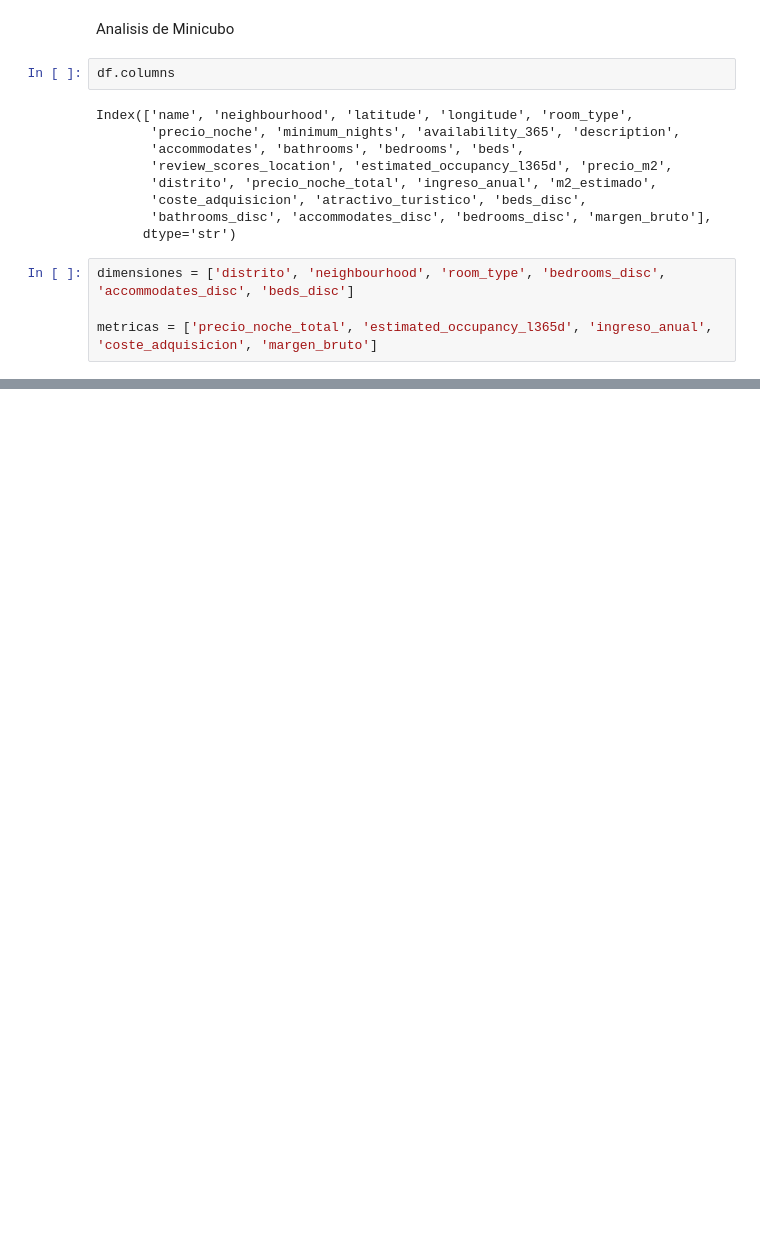
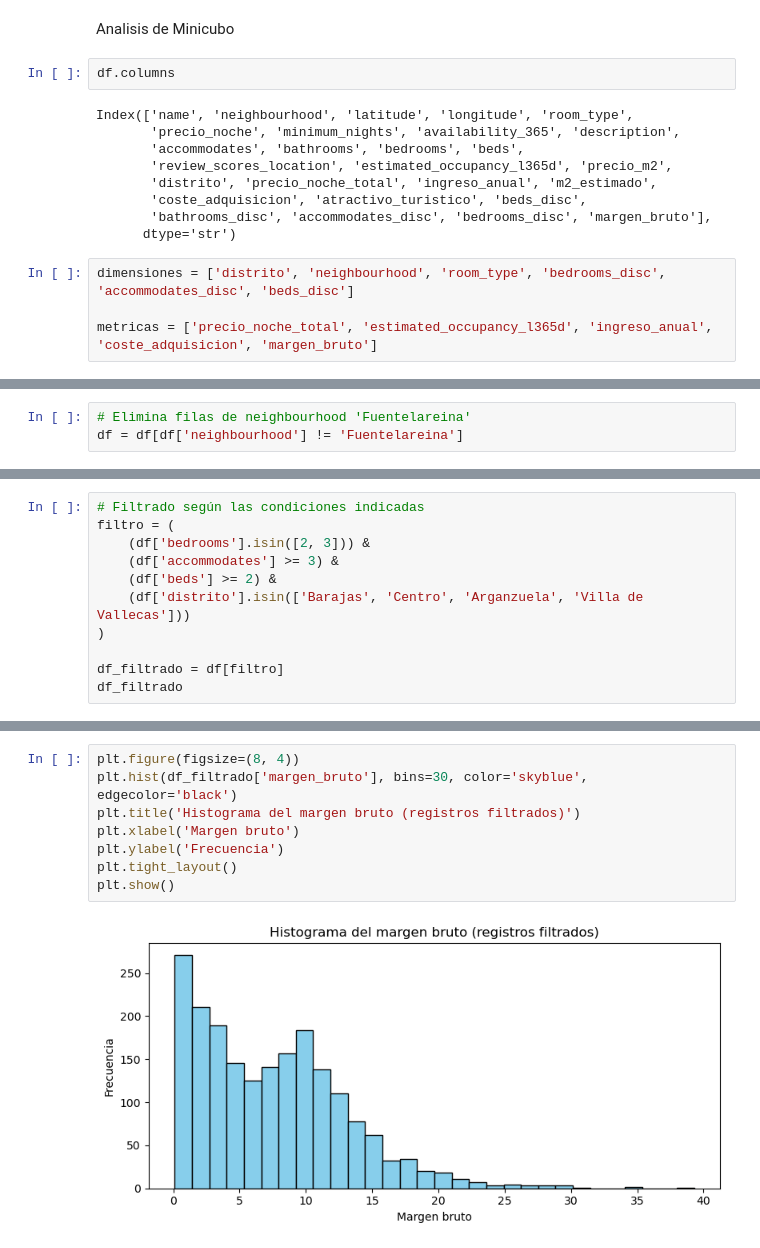
Before and after one commit to PabloHVega/Analisis-Inmobiliario, a Jupyter notebook: notebooks/03_Analisis.ipynb, the cells around one changed output, grey strips where cells are left out. Cells and saved outputs as stored; diff of their text form; blank space fills up the shorter version.

```diff
--- a/notebooks/03_Analisis.ipynb
+++ b/notebooks/03_Analisis.ipynb
@@ -325,4 +325,7 @@ for dimension in dimensiones_unicas:
 [figure]
+# %%
+# Elimina filas de neighbourhood 'Fuentelareina'
+df = df[df['neighbourhood'] != 'Fuentelareina']
 # %%
 metrica = 'mediana_margen_bruto'
 dimensiones_unicas = minicubo_agg['dimension'].unique()
@@ -373,0 +398,11 @@ Name: count, Length: 126, dtype: int64
+# %%
+# Filtrado según las condiciones indicadas
+filtro = (
+    (df['bedrooms'].isin([2, 3])) &
+    (df['accommodates'] >= 3) &
+    (df['beds'] >= 2) &
+    (df['distrito'].isin(['Barajas', 'Centro', 'Arganzuela', 'Villa de Vallecas']))
+)
+
+df_filtrado = df[filtro]
+df_filtrado
@@ -373,0 +423,10 @@ Name: count, Length: 126, dtype: int64
+# %%
+plt.figure(figsize=(8, 4))
+plt.hist(df_filtrado['margen_bruto'], bins=30, color='skyblue', edgecolor='black')
+plt.title('Histograma del margen bruto (registros filtrados)')
+plt.xlabel('Margen bruto')
+plt.ylabel('Frecuencia')
+plt.tight_layout()
+plt.show()
+# %% [output]
+[figure, added]
```
Also changed, not shown: parts of 20 cells of this notebook, 2 other files.
